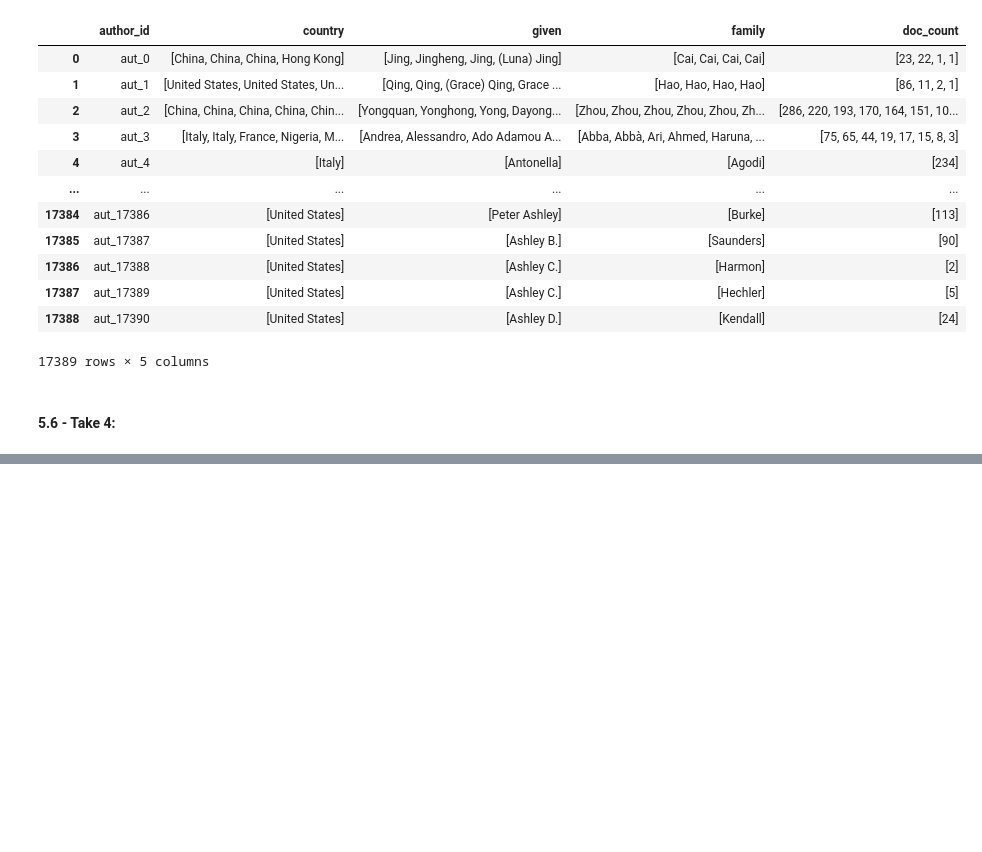
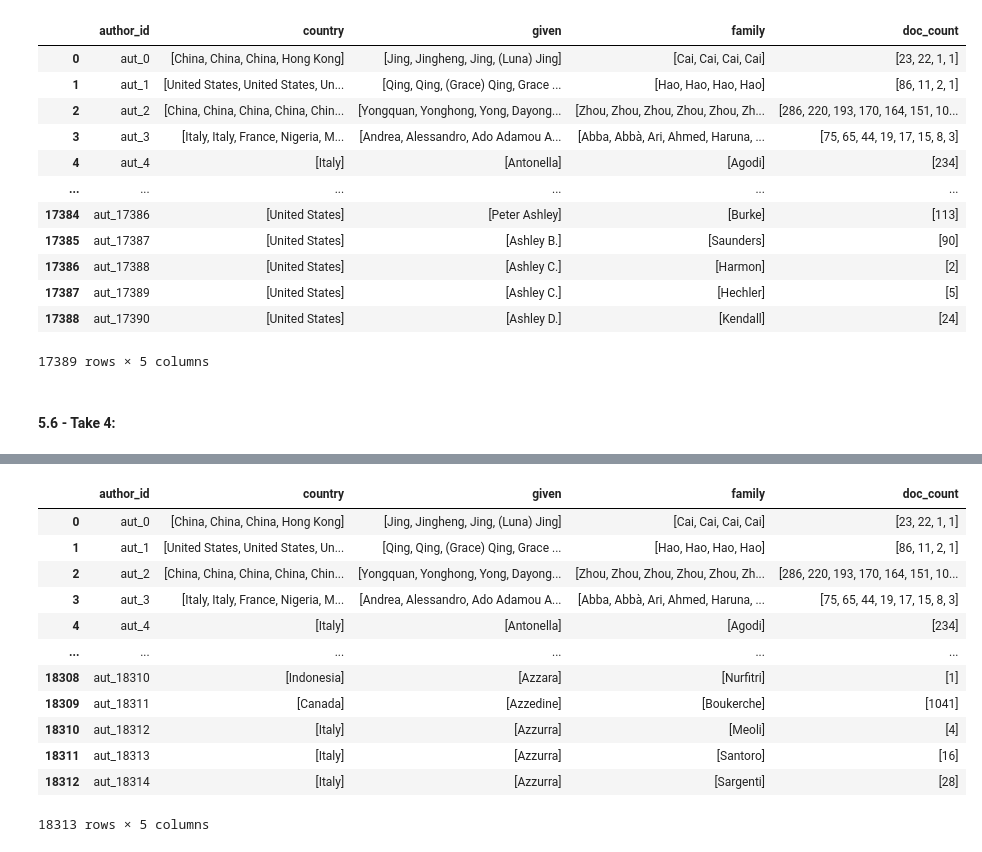
Before and after one commit to Oz-like-the-Wizard/Investigating-the-delay-times-in-academic-publishing, a Jupyter notebook: part7d-creating_author_df.ipynb, the cells around one changed output, grey strips where cells are left out. Saved outputs shown, nothing was run; the diff lists cells and outputs as text; code cells hidden in the pictures; blank space fills up the shorter version.

Commit message:
80k first author update

```diff
--- a/part7d-creating_author_df.ipynb
+++ b/part7d-creating_author_df.ipynb
@@ -190,5 +224,5 @@ def name_simplifier(pdf_read):
     # Simplify acct. a:
-    pdf_modified = re.sub(r'[áạàảãăặằẳẵâấậầẩẫ]', 'a', pdf_modified)
+    pdf_modified = re.sub(r'[áạàảãăặằẳẵâấậầẩẫā]', 'a', pdf_modified)
     # Simplify acct. i:
     pdf_modified = re.sub(r'[íịìỉĩïǐĭīĩįɨıî]', 'i', pdf_modified)
     # Simplify acct. i:
@@ -2065,0 +2105,16 @@ for auth_id in first_author_input_dict_take4:
+# %%
+pd.DataFrame(author_out_list)
+# %% [output]
+|  | author_id | country | given | family | doc_count |
+| 0 | aut_0 | [China, China, China, Hong Kong] | [Jing, Jingheng, Jing, (Luna) Jing] | [Cai, Cai, Cai, Cai] | [23, 22, 1, 1] |
+| 1 | aut_1 | [United States, United States, Un... | [Qing, Qing, (Grace) Qing, Grace ... | [Hao, Hao, Hao, Hao] | [86, 11, 2, 1] |
+| 2 | aut_2 | [China, China, China, China, Chin... | [Yongquan, Yonghong, Yong, Dayong... | [Zhou, Zhou, Zhou, Zhou, Zhou, Zh... | [286, 220, 193, 170, 164, 151, 10... |
+| 3 | aut_3 | [Italy, Italy, France, Nigeria, M... | [Andrea, Alessandro, Ado Adamou A... | [Abba, Abbà, Ari, Ahmed, Haruna, ... | [75, 65, 44, 19, 17, 15, 8, 3] |
+| 4 | aut_4 | [Italy] | [Antonella] | [Agodi] | [234] |
+| ... | ... | ... | ... | ... | ... |
+| 18308 | aut_18310 | [Indonesia] | [Azzara] | [Nurfitri] | [1] |
+| 18309 | aut_18311 | [Canada] | [Azzedine] | [Boukerche] | [1041] |
+| 18310 | aut_18312 | [Italy] | [Azzurra] | [Meoli] | [4] |
+| 18311 | aut_18313 | [Italy] | [Azzurra] | [Santoro] | [16] |
+| 18312 | aut_18314 | [Italy] | [Azzurra] | [Sargenti] | [28] |
+18313 rows × 5 columns
```
Also changed, not shown: parts of 54 cells of this notebook, 5 other files.
